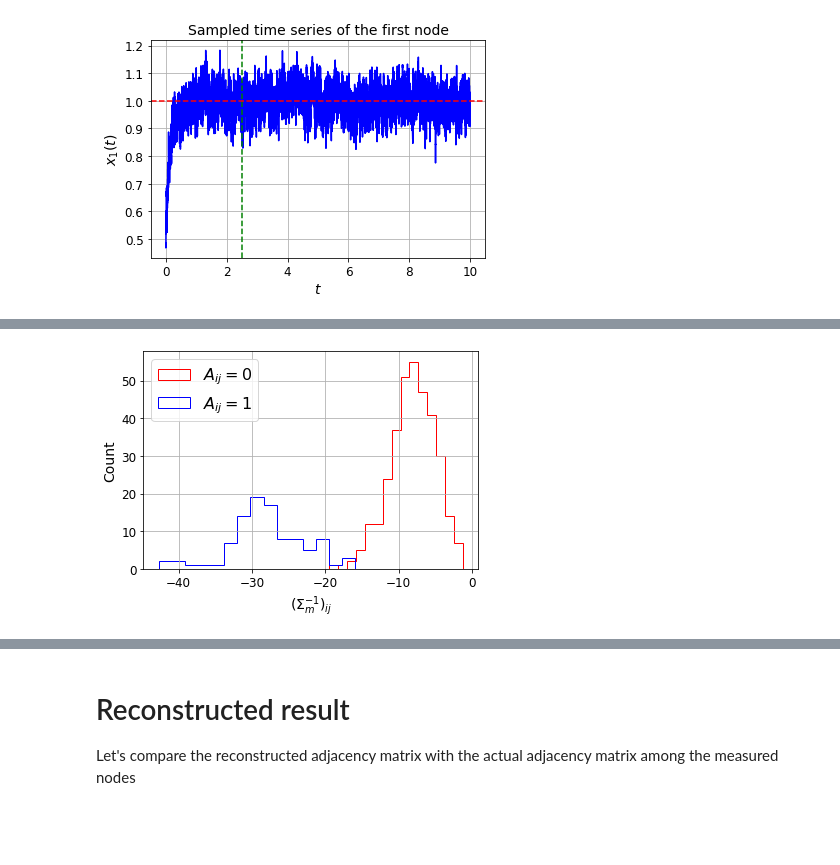
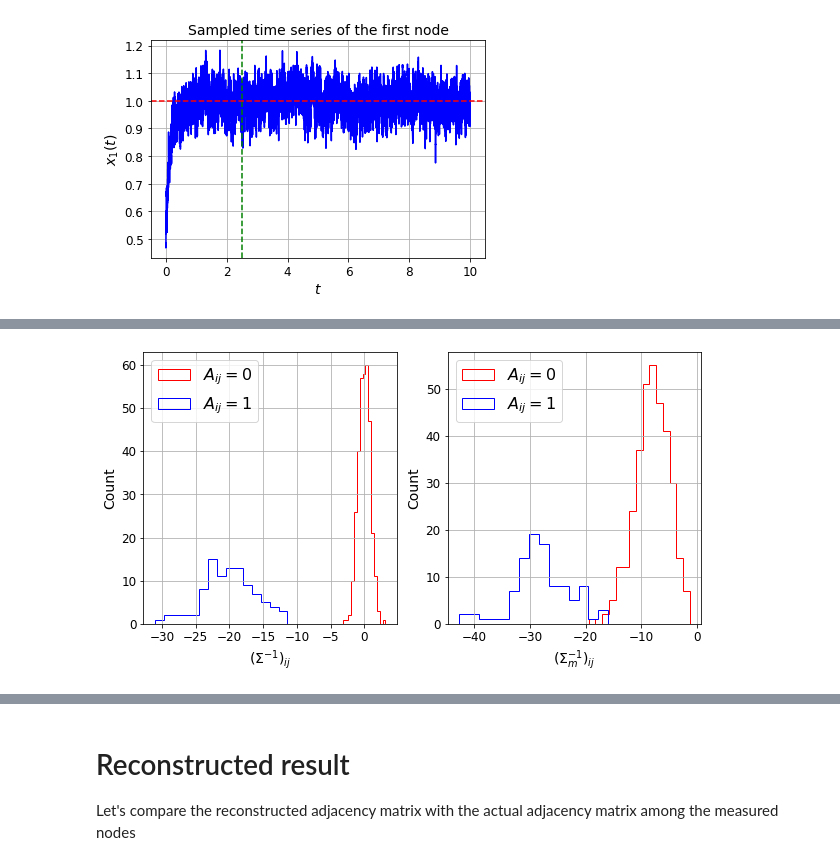
Before and after one commit to newTypeGeek/Network-Reconstruction, a Jupyter notebook: Demo.ipynb, the cells around one changed output, grey strips where cells are left out. Saved outputs shown, nothing was run; the diff lists cells and outputs as text; code cells hidden in the pictures; blank space fills up the shorter version.

Commit message:
Added no hidden node case

```diff
--- a/Demo.ipynb
+++ b/Demo.ipynb
@@ -202,5 +214,5 @@ n = 30
 # Get the node indices that corresponds to measured nodes and hidden nodes
 measure_id, hidden_id = choose_nodes.random(N, n)
 
-# cov_m_inv is the inverse covariance matrix formed by the measured nodes only
-_, cov_m_inv = dynamics_tools.inverse_covariance(cov, measure_id, hidden_id)
+# cov_inv_m and cov_m_inv is computed from cov
+cov_inv_m, cov_m_inv = dynamics_tools.inverse_covariance(cov, measure_id, hidden_id)
@@ -211,24 +223,41 @@ The histogram in this case shows that $(\Sigma_{m}^{-1})_{ij}$ for $i \neq j$ is
 # Get the network connectivity among the measured nodes
 _, W_m, _, _, _ = tools.matrix_rearrange(W, measure_id, hidden_id)
 W_m_off = tools.off_diag_upper(W_m)
+# %%
+# Select only the off-diagonal elements (upper triangle)
+data_nohidden = tools.off_diag_upper(cov_inv_m)
+data_hidden = tools.off_diag_upper(cov_m_inv)
+
+# Separate the data into unconnected and connected as if we already known the underlying network
+ucon_nohidden = data_nohidden[W_m_off == 0]
+conn_nohidden = data_nohidden[W_m_off != 0]
+
+ucon_hidden = data_hidden[W_m_off == 0]
+conn_hidden = data_hidden[W_m_off != 0]
 # %%
-# Select only the off-diagonal elements (upper triangle)
-data_hidden = tools.off_diag_upper(cov_m_inv)
+# Histogram plot
+plt.figure(figsize=(10, 5))
+plt.subplot(1, 2, 1)
+plt.hist(ucon_nohidden, bins=15, color='r', histtype='step', label=r"$A_{ij} = 0$")
+plt.hist(conn_nohidden, bins=15, color='b', histtype='step', label=r"$A_{ij} = 1$")
+plt.legend(fontsize=16)
+plt.xlabel(r"$(\Sigma^{-1})_{ij}$", fontsize=14)
+plt.ylabel("Count", fontsize=14)
+plt.xticks(fontsize=12)
+plt.yticks(fontsize=12)
+plt.grid(True)
 
-# Separate the data into unconnected and connected as if we already known the underlying network
-ucon_hidden = data_hidden[W_m_off == 0]
-conn_hidden = data_hidden[W_m_off != 0]
-
-# Histogram of (\Sigma_{m}^{-1})_{ij}
+plt.subplot(1, 2, 2)
 plt.hist(ucon_hidden, bins=15, color='r', histtype='step', label=r"$A_{ij} = 0$")
 plt.hist(conn_hidden, bins=15, color='b', histtype='step', label=r"$A_{ij} = 1$")
 plt.legend(fontsize=16)
 plt.xlabel(r"$(\Sigma_{m}^{-1})_{ij}$", fontsize=14)
 plt.ylabel("Count", fontsize=14)
 plt.xticks(fontsize=12)
 plt.yticks(fontsize=12)
 plt.grid(True)
 
+
 plt.show()
 # %% [output]
-[figure, old version]
+[figure, new version]
```
Also changed, not shown: parts of 13 cells of this notebook.
